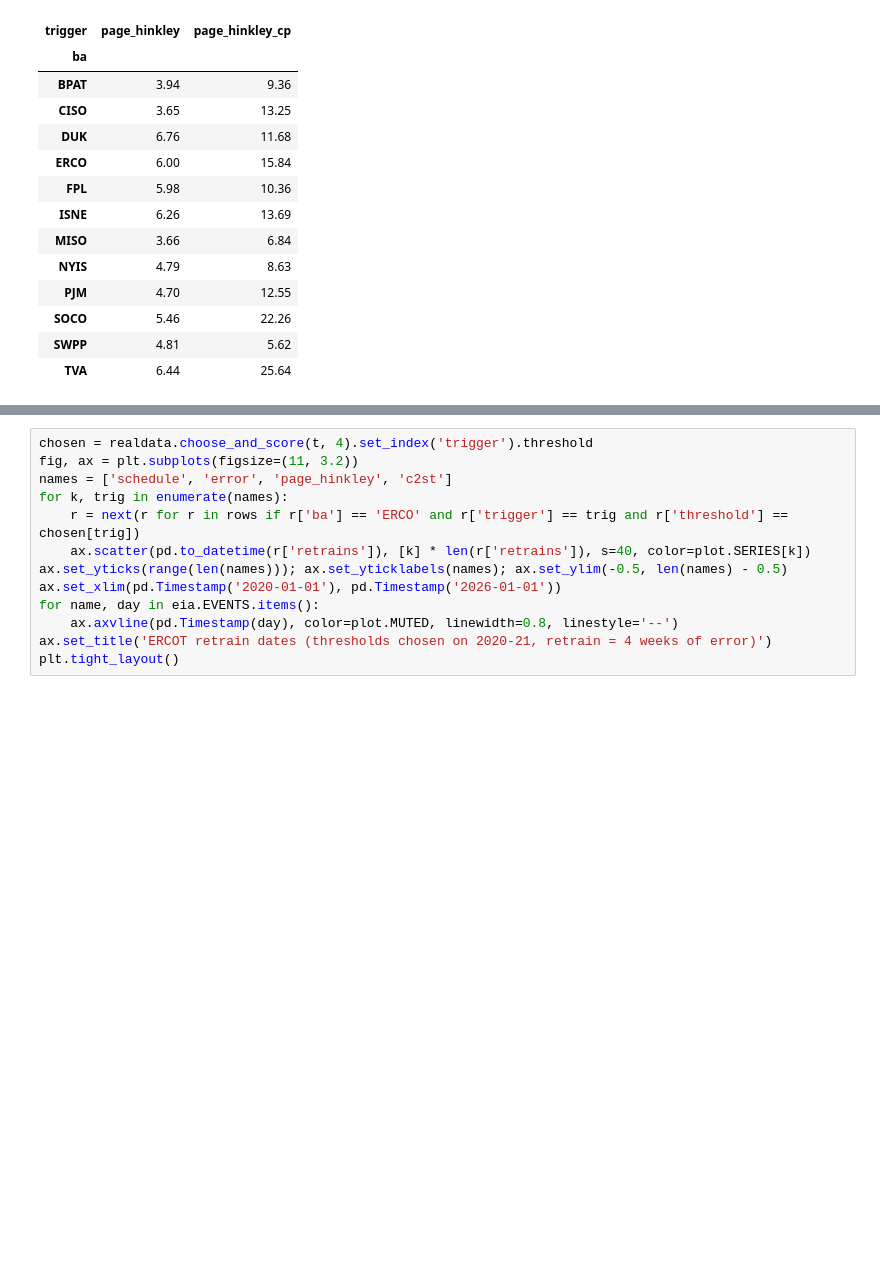
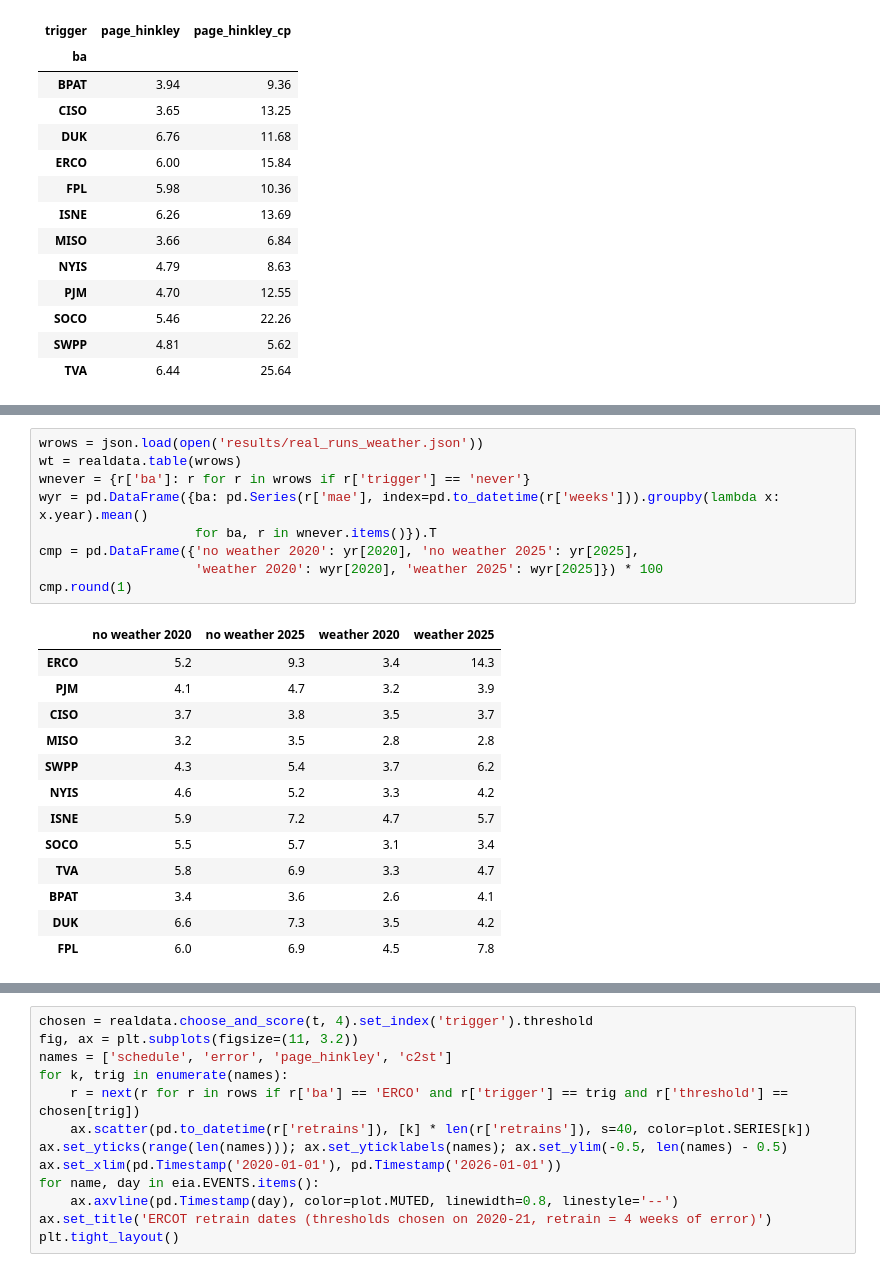
Before and after one commit to godot107/retrain-trigger, a Jupyter notebook: notebooks/03_grid_load.ipynb, the cells around one changed output, grey strips where cells are left out. Saved outputs shown, nothing was run; the diff lists cells and outputs as text; blank space fills up the shorter version.

```diff
--- a/notebooks/03_grid_load.ipynb
+++ b/notebooks/03_grid_load.ipynb
@@ -184,0 +234,23 @@ cp = t[(t.period == 'test') & t.trigger.isin(['page_hinkley', 'page_hinkley_cp']
+# %%
+wrows = json.load(open('results/real_runs_weather.json'))
+wt = realdata.table(wrows)
+wnever = {r['ba']: r for r in wrows if r['trigger'] == 'never'}
+wyr = pd.DataFrame({ba: pd.Series(r['mae'], index=pd.to_datetime(r['weeks'])).groupby(lambda x: x.year).mean()
+                    for ba, r in wnever.items()}).T
+cmp = pd.DataFrame({'no weather 2020': yr[2020], 'no weather 2025': yr[2025],
+                    'weather 2020': wyr[2020], 'weather 2025': wyr[2025]}) * 100
+cmp.round(1)
+# %% [output]
+|  | no weather 2020 | no weather 2025 | weather 2020 | weather 2025 |
+| ERCO | 5.2 | 9.3 | 3.4 | 14.3 |
+| PJM | 4.1 | 4.7 | 3.2 | 3.9 |
+| CISO | 3.7 | 3.8 | 3.5 | 3.7 |
+| MISO | 3.2 | 3.5 | 2.8 | 2.8 |
+| SWPP | 4.3 | 5.4 | 3.7 | 6.2 |
+| NYIS | 4.6 | 5.2 | 3.3 | 4.2 |
+| ISNE | 5.9 | 7.2 | 4.7 | 5.7 |
+| SOCO | 5.5 | 5.7 | 3.1 | 3.4 |
+| TVA | 5.8 | 6.9 | 3.3 | 4.7 |
+| BPAT | 3.4 | 3.6 | 2.6 | 4.1 |
+| DUK | 6.6 | 7.3 | 3.5 | 4.2 |
+| FPL | 6.0 | 6.9 | 4.5 | 7.8 |
```
Also changed, not shown: parts of 12 cells of this notebook, 21 other files.
